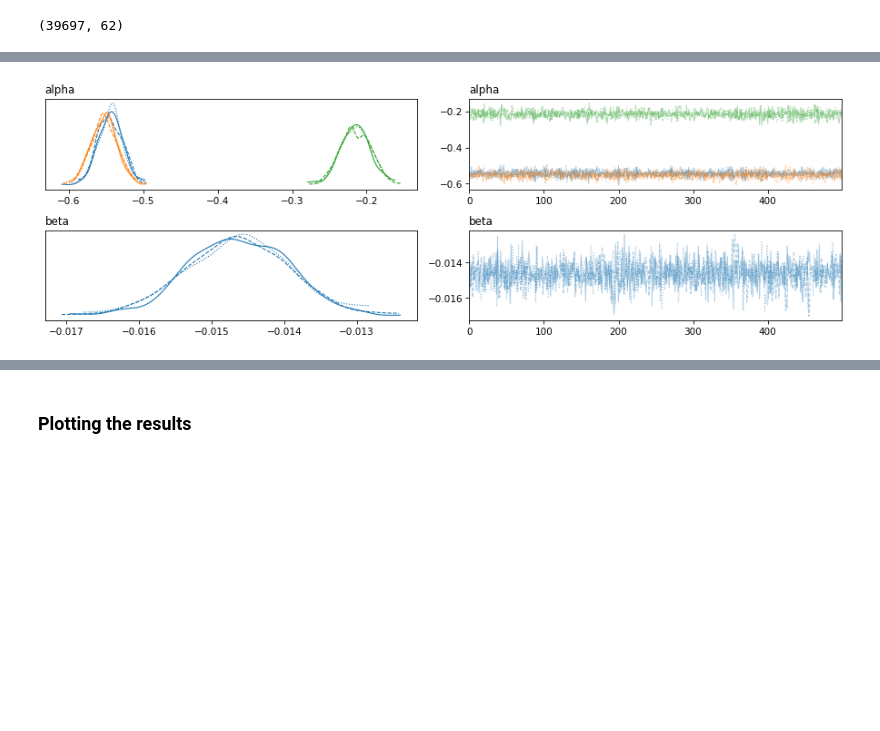
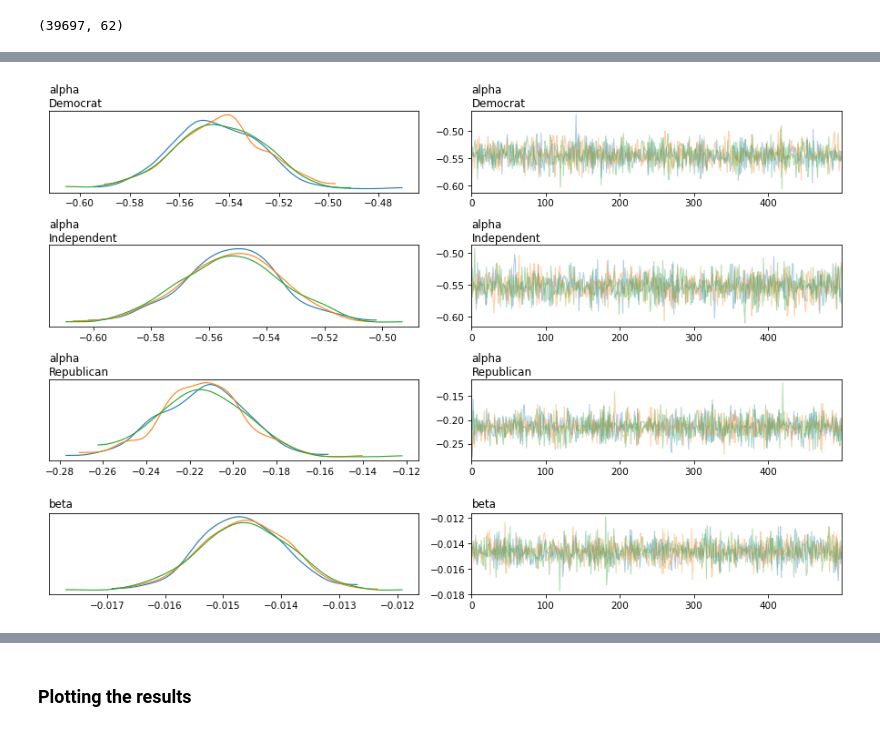
Before and after one commit to AllenDowney/SurveyDataPyMC, a Jupyter notebook: notebooks/01_logistic_regression.ipynb, the cells around one changed output, grey strips where cells are left out. Saved outputs shown, nothing was run; the diff lists cells and outputs as text; code cells hidden in the pictures; blank space fills up the shorter version.

```diff
--- a/notebooks/01_logistic_regression.ipynb
+++ b/notebooks/01_logistic_regression.ipynb
@@ -497,8 +519,8 @@ decorate()
 # %%
-az.plot_trace(idata2)
+az.plot_trace(idata2, compact=False)
 decorate()
 # %% [output]
-[figure, old version]
+[figure, new version]
 # %%
 pm.summary(idata2)
 # %% [output]
```
Also changed, not shown: parts of 18 cells of this notebook, 1 other file.
